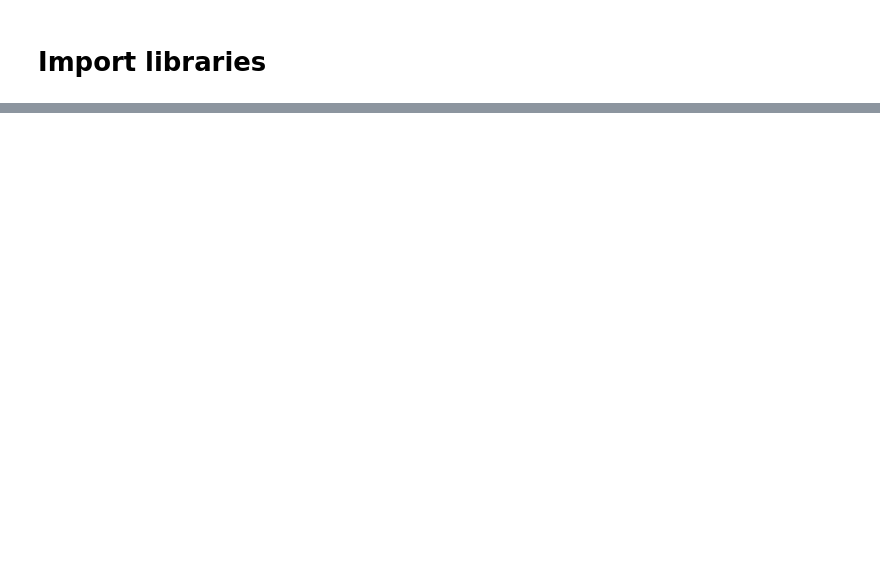
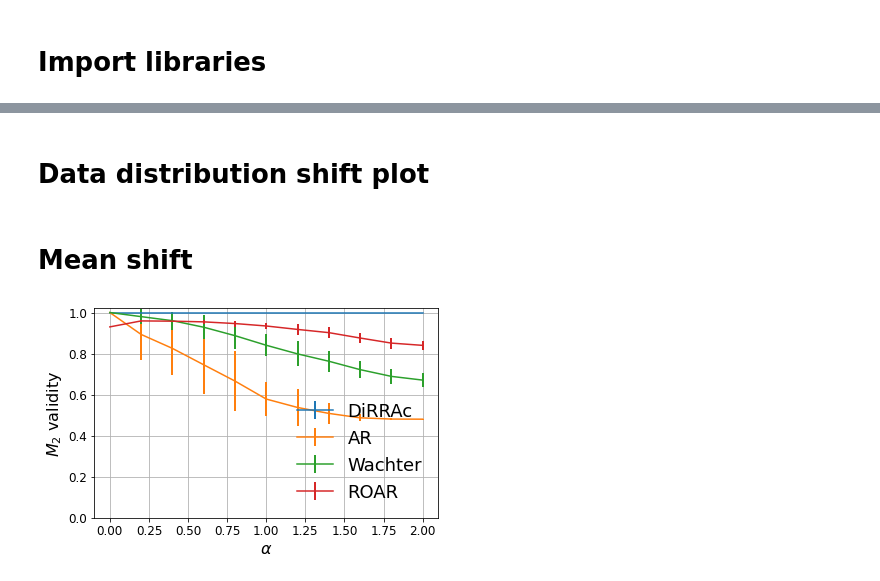
Before and after one commit to duykhuongnguyen/DiRRAc, a Jupyter notebook: figure4.ipynb, the cells around one changed output, grey strips where cells are left out. Cells and saved outputs as stored; diff of their text form; code cells hidden in the pictures; blank space fills up the shorter version.

```diff
--- a/figure4.ipynb
+++ b/figure4.ipynb
@@ -124,0 +96,11 @@ logistic_plot(X_both_shifted, y_both_shifted, 'both_shift.pdf')
+# %%
+print("Generate counterfactual for DiRRAc")
+counterfactual_drra_nm = drra_module.fit_data(pad_ones(X_recourse), model='nm')
+print("Generate counterfactual for Gaussian DiRRAc")
+counterfactual_drra_gm = drra_module.fit_data(pad_ones(X_recourse), model='gm')
+print("Generate counterfactual for AR")
+counterfactual_ar = ar_module.fit_data(X_recourse)
+print("Generate counterfactual for Wachter")
+counterfactual_wachter = wachter_module.fit_data(X_recourse)
+print("Generate counterfactual for ROAR")
+counterfactual_roar = roar_module.fit_data(X_recourse)
@@ -124,0 +163,37 @@ logistic_plot(X_both_shifted, y_both_shifted, 'both_shift.pdf')
+# %% [markdown]
+# Data distribution shift plot
+# %%
+# Matplotlib config
+SMALL_SIZE = 8
+MEDIUM_SIZE = 12
+BIGGER_SIZE = 18
+
+plt.rc('font', size=BIGGER_SIZE)          # controls default text sizes
+plt.rc('axes', titlesize=BIGGER_SIZE)     # fontsize of the axes title
+plt.rc('axes', labelsize=BIGGER_SIZE - 2)    # fontsize of the x and y labels
+plt.rc('xtick', labelsize=MEDIUM_SIZE)    # fontsize of the tick labels
+plt.rc('ytick', labelsize=MEDIUM_SIZE)    # fontsize of the tick labels
+plt.rc('legend', fontsize=BIGGER_SIZE)    # legend fontsize
+# %% [markdown]
+# Mean shift
+# %%
+validity_drra_nm_mean, validity_drra_gm_mean, validity_ar_mean, validity_wachter_mean, validity_roar_mean, std_drra_nm_mean, std_drra_gm_mean, std_ar_mean, std_wachter_mean, std_roar_mean = run_experiments(shift_type='mean')
+# %%
+# Plot
+fig, ax = plt.subplots()
+
+ax.errorbar(alpha_l, validity_drra_nm_mean, std_drra_nm_mean, label='DiRRAc', elinewidth=2.0)
+ax.errorbar(alpha_l, validity_ar_mean, std_ar_mean, label='AR', elinewidth=2.0)
+ax.errorbar(alpha_l, validity_wachter_mean, std_wachter_mean, label='Wachter', elinewidth=2.0)
+ax.errorbar(alpha_l, validity_roar_mean, std_roar_mean, label='ROAR', elinewidth=2.0)
+
+ax.set(xlabel='$\\alpha$', ylabel='$M_{2}$ validity')
+ax.grid()
+ax.legend(loc='lower right', frameon=False)
+plt.ylim(0, 1.02)
+plt.savefig('result/figure4/mean_shift_DiRAAc-NM.pdf', dpi=400)
+plt.tight_layout()
+
+plt.show()# Define shift params
+# %% [output]
+[figure, added]
```
Also changed, not shown: parts of 38 cells of this notebook, 50 other files.
